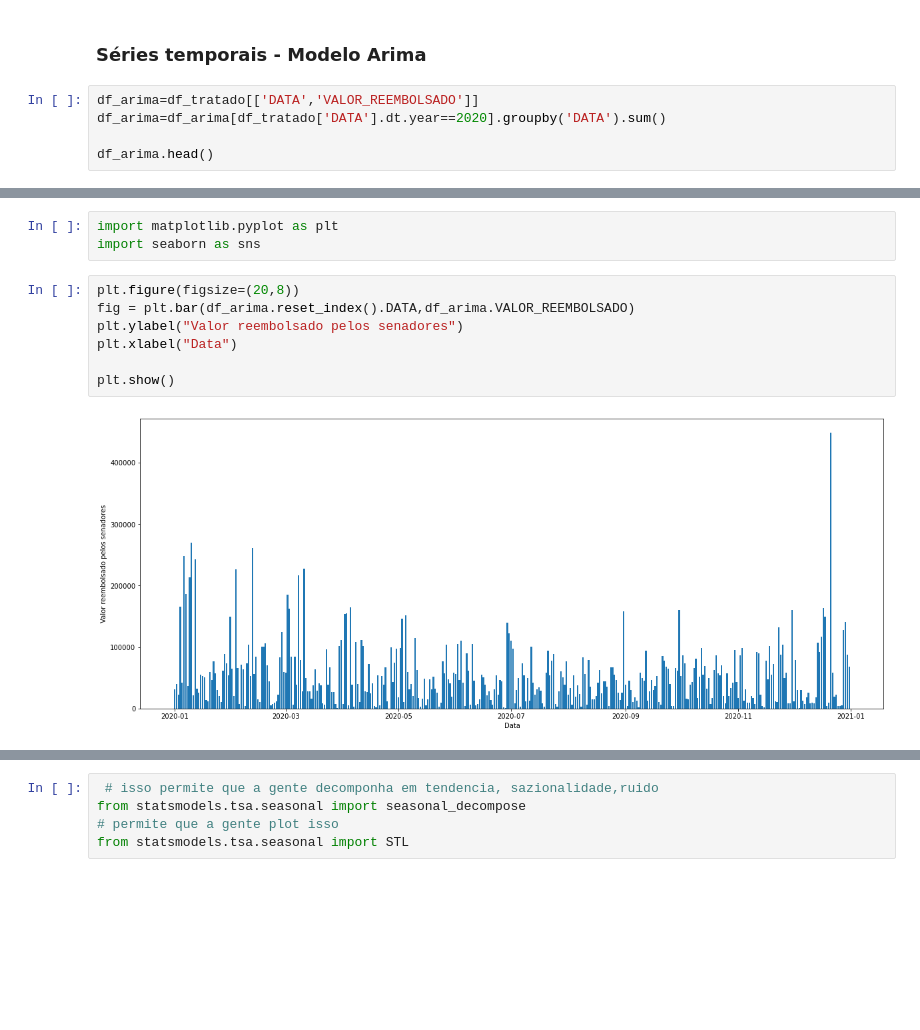
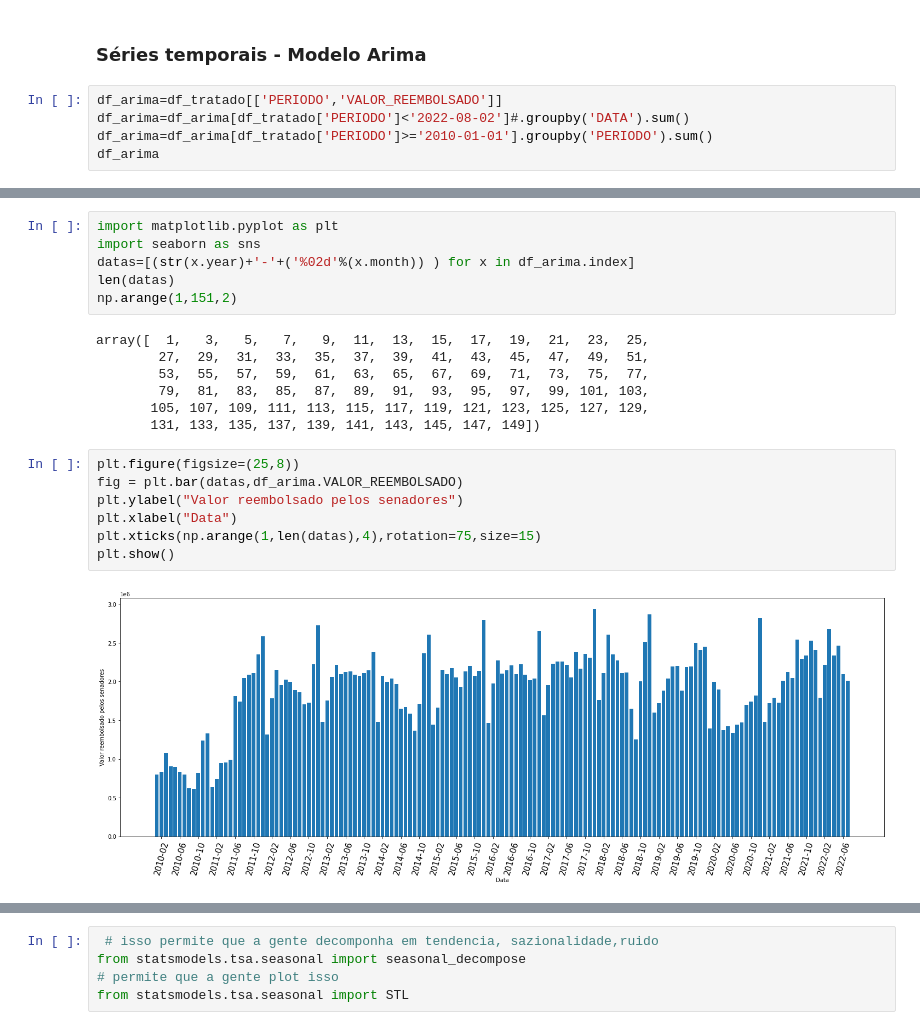
Before and after one commit to ThaisBee/CEAPS, a Jupyter notebook: CEAPS.ipynb, the cells around one changed output, grey strips where cells are left out. Drawn from its saved outputs; the diff is of its cells as text; blank space fills up the shorter version.

Commit message:
series temporais por periodo

```diff
--- a/CEAPS.ipynb
+++ b/CEAPS.ipynb
@@ -594,9 +600,9 @@ Agora temos nossos dados limpos e prontos para análises!
 # %% [markdown]
 ### Séries temporais - Modelo Arima
 # %%
-df_arima=df_tratado[['DATA','VALOR_REEMBOLSADO']]
-df_arima=df_arima[df_tratado['DATA'].dt.year==2020].groupby('DATA').sum()
-
-df_arima.head()
+df_arima=df_tratado[['PERIODO','VALOR_REEMBOLSADO']]
+df_arima=df_arima[df_tratado['PERIODO']<'2022-08-02']#.groupby('DATA').sum()
+df_arima=df_arima[df_tratado['PERIODO']>='2010-01-01'].groupby('PERIODO').sum()
+df_arima
 # %% [output]
 |  | VALOR_REEMBOLSADO |
@@ -609,12 +622,22 @@ df_arima.head()
 # %%
 import matplotlib.pyplot as plt
 import seaborn as sns
+datas=[(str(x.year)+'-'+('%02d'%(x.month)) ) for x in df_arima.index]
+len(datas)
+np.arange(1,151,2)
+# %% [output]
+array([  1,   3,   5,   7,   9,  11,  13,  15,  17,  19,  21,  23,  25,
+        27,  29,  31,  33,  35,  37,  39,  41,  43,  45,  47,  49,  51,
+        53,  55,  57,  59,  61,  63,  65,  67,  69,  71,  73,  75,  77,
+        79,  81,  83,  85,  87,  89,  91,  93,  95,  97,  99, 101, 103,
+       105, 107, 109, 111, 113, 115, 117, 119, 121, 123, 125, 127, 129,
+       131, 133, 135, 137, 139, 141, 143, 145, 147, 149])
 # %%
-plt.figure(figsize=(20,8))
-fig = plt.bar(df_arima.reset_index().DATA,df_arima.VALOR_REEMBOLSADO)
+plt.figure(figsize=(25,8))
+fig = plt.bar(datas,df_arima.VALOR_REEMBOLSADO)
 plt.ylabel("Valor reembolsado pelos senadores")
 plt.xlabel("Data")
-
+plt.xticks(np.arange(1,len(datas),4),rotation=75,size=15)
 plt.show()
 # %% [output]
-[figure, old version]
+[figure, new version]
```
Also changed, not shown: parts of 26 cells of this notebook.
